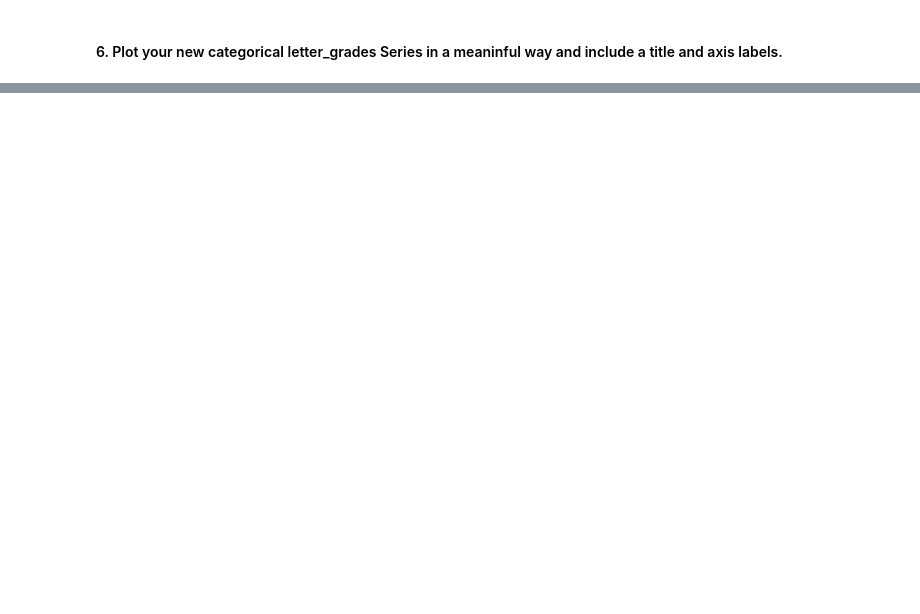
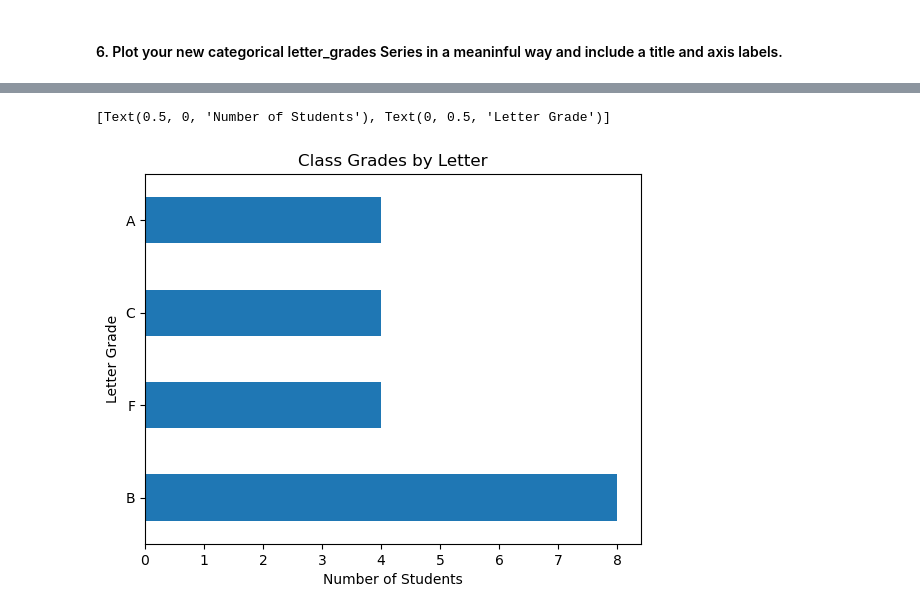
Before and after one commit to corey-baughman/005_numpy_pandas_visualization_exercises, a Jupyter notebook: pandas_series.ipynb, the cells around one changed output, grey strips where cells are left out. Saved outputs shown, nothing was run; the diff lists cells and outputs as text; code cells hidden in the pictures; blank space fills up the shorter version.

```diff
--- a/pandas_series.ipynb
+++ b/pandas_series.ipynb
@@ -374,2 +576,7 @@ dtype: int64
 # %% [markdown]
 #### 5. Use a method to convert each of the numeric values in the curved_grades Series into a categorical value of letter grades. For example, 86 should be a 'B' and 95 should be an 'A'. Save this as a Series named letter_grades.
+# %%
+# I want to bump thehighest score to a 100
+#add that same value to therest of thegrades
+curved_grades = exam_scores + (100 - exam_scores.max())
+curved_grades
@@ -376,2 +601,7 @@ dtype: int64
 # %% [markdown]
 #### 6. Plot your new categorical letter_grades Series in a meaninful way and include a title and axis labels.
+# %%
+letter_grades = pd.cut(curved_grades,
+       bins=[0,70,80,90,100],
+       labels=['F', 'C' ,'B', 'A'])
+letter_grades
@@ -377,0 +626,7 @@ dtype: int64
+# %%
+letter_grades.value_counts().plot.barh(
+    title='Class Grades by Letter').set(
+    xlabel='Number of Students', ylabel='Letter Grade')
+# %% [output]
+[Text(0.5, 0, 'Number of Students'), Text(0, 0.5, 'Letter Grade')]
+[figure, added]
```
Also changed, not shown: parts of 39 cells of this notebook, 1 other file.
